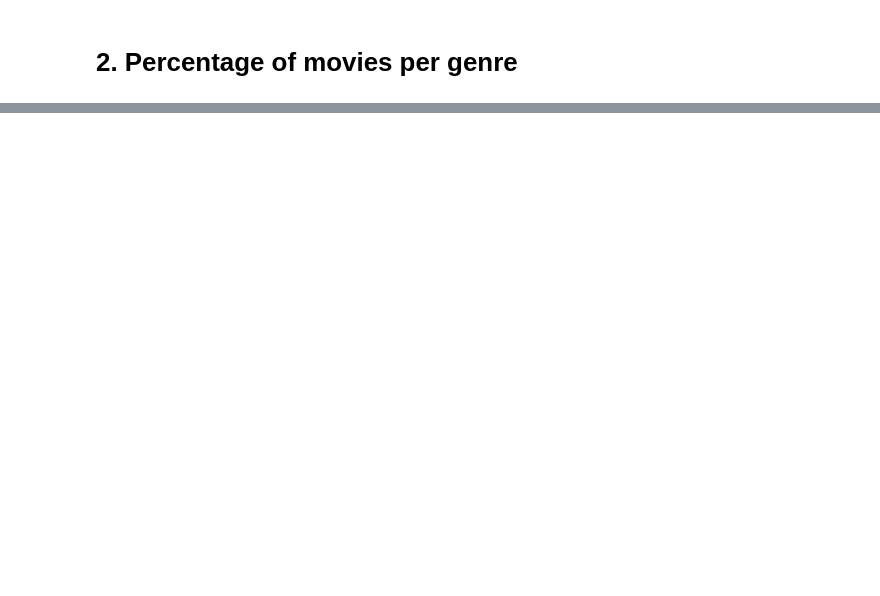
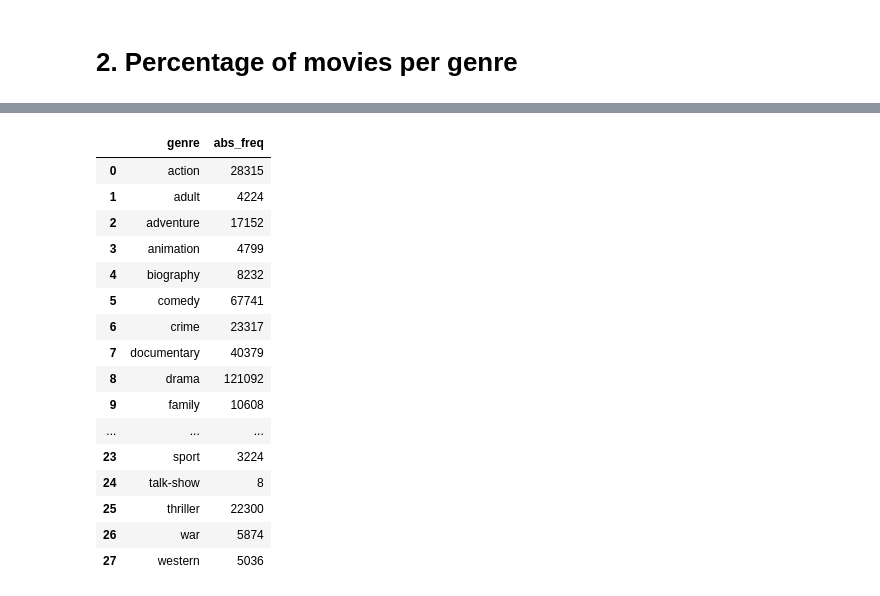
Before and after one commit to Mr0l3/imdb-data-analysis, a Jupyter notebook: IMDB-analysis.ipynb, the cells around one changed output, grey strips where cells are left out. Drawn from its saved outputs; the diff is of its cells as text; code cells hidden in the pictures; blank space fills up the shorter version.

```diff
--- a/IMDB-analysis.ipynb
+++ b/IMDB-analysis.ipynb
@@ -388,0 +183,5 @@ plt.show()
+# %%
+query = 'SELECT rating, genres AS genre FROM ratings JOIN titles ON ratings.title_id = titles.title_id WHERE type = "movie"'
+# %%
+genre_df = pd.read_sql_query(query, conn)
+display(genre_df)
@@ -388,0 +202,3 @@ plt.show()
+# %%
+genre_df['genre'] = genre_df['genre'].str.lower()
+display(genre_df)
@@ -388,0 +219,4 @@ plt.show()
+# %%
+# Remove missing values
+genre_df = rm_miss_values(genre_df, column='genre')
+display(genre_df)
@@ -388,0 +237,21 @@ plt.show()
+# %%
+genre_df = df_uniq_genres_abs_freq(genre_df, column='genre')
+genre_df
+# %% [output]
+|  | genre | abs_freq |
+| 0 | action | 28315 |
+| 1 | adult | 4224 |
+| 2 | adventure | 17152 |
+| 3 | animation | 4799 |
+| 4 | biography | 8232 |
+| 5 | comedy | 67741 |
+| 6 | crime | 23317 |
+| 7 | documentary | 40379 |
+| 8 | drama | 121092 |
+| 9 | family | 10608 |
+| ... | ... | ... |
+| 23 | sport | 3224 |
+| 24 | talk-show | 8 |
+| 25 | thriller | 22300 |
+| 26 | war | 5874 |
+| 27 | western | 5036 |
```
Also changed, not shown: parts of 36 cells of this notebook, 2 other files.
